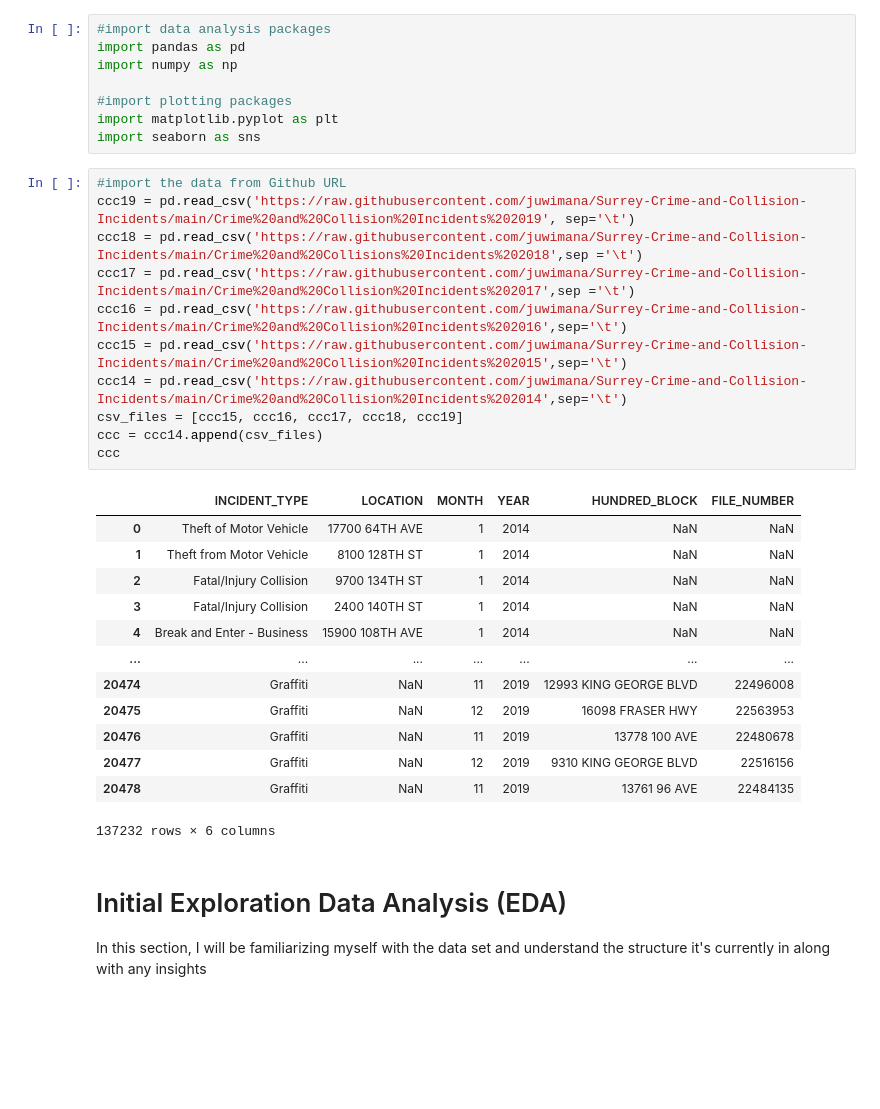
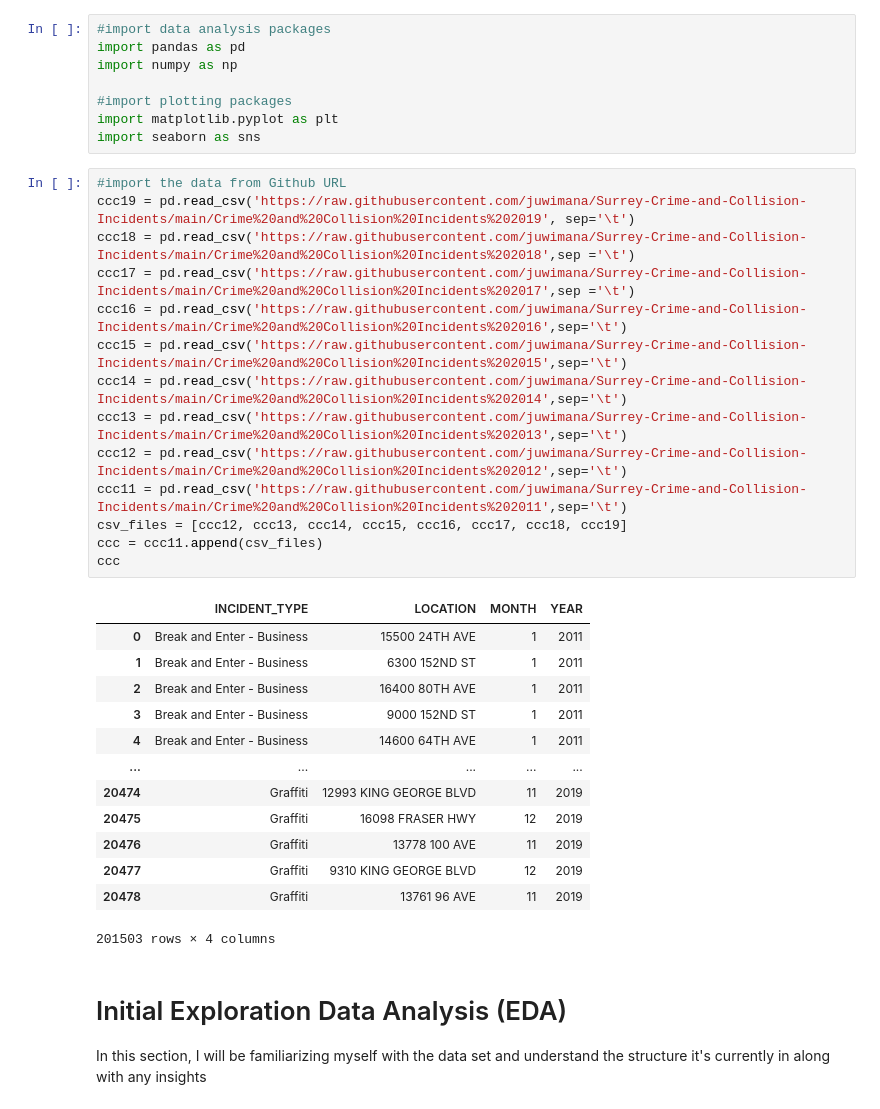
Before and after one commit to juwimana/Surrey-Crime-and-Collision-Incidents, a Jupyter notebook: Surrey_Crime_and_Collision_Incidents.ipynb, the cells around one changed output. Saved outputs shown, nothing was run; the diff lists cells and outputs as text; blank space fills up the shorter version.

```diff
--- a/Surrey_Crime_and_Collision_Incidents.ipynb
+++ b/Surrey_Crime_and_Collision_Incidents.ipynb
@@ -17,28 +17,31 @@ import seaborn as sns
 # %%
 #import the data from Github URL
 ccc19 = pd.read_csv('https://raw.githubusercontent.com/juwimana/Surrey-Crime-and-Collision-Incidents/main/Crime%20and%20Collision%20Incidents%202019', sep='\t')
-ccc18 = pd.read_csv('https://raw.githubusercontent.com/juwimana/Surrey-Crime-and-Collision-Incidents/main/Crime%20and%20Collisions%20Incidents%202018',sep ='\t')
+ccc18 = pd.read_csv('https://raw.githubusercontent.com/juwimana/Surrey-Crime-and-Collision-Incidents/main/Crime%20and%20Collision%20Incidents%202018',sep ='\t')
 ccc17 = pd.read_csv('https://raw.githubusercontent.com/juwimana/Surrey-Crime-and-Collision-Incidents/main/Crime%20and%20Collision%20Incidents%202017',sep ='\t')
 ccc16 = pd.read_csv('https://raw.githubusercontent.com/juwimana/Surrey-Crime-and-Collision-Incidents/main/Crime%20and%20Collision%20Incidents%202016',sep='\t')
 ccc15 = pd.read_csv('https://raw.githubusercontent.com/juwimana/Surrey-Crime-and-Collision-Incidents/main/Crime%20and%20Collision%20Incidents%202015',sep='\t')
 ccc14 = pd.read_csv('https://raw.githubusercontent.com/juwimana/Surrey-Crime-and-Collision-Incidents/main/Crime%20and%20Collision%20Incidents%202014',sep='\t')
-csv_files = [ccc15, ccc16, ccc17, ccc18, ccc19]
-ccc = ccc14.append(csv_files)
+ccc13 = pd.read_csv('https://raw.githubusercontent.com/juwimana/Surrey-Crime-and-Collision-Incidents/main/Crime%20and%20Collision%20Incidents%202013',sep='\t')
+ccc12 = pd.read_csv('https://raw.githubusercontent.com/juwimana/Surrey-Crime-and-Collision-Incidents/main/Crime%20and%20Collision%20Incidents%202012',sep='\t')
+ccc11 = pd.read_csv('https://raw.githubusercontent.com/juwimana/Surrey-Crime-and-Collision-Incidents/main/Crime%20and%20Collision%20Incidents%202011',sep='\t')
+csv_files = [ccc12, ccc13, ccc14, ccc15, ccc16, ccc17, ccc18, ccc19]
+ccc = ccc11.append(csv_files)
 ccc
 # %% [output]
-|  | INCIDENT_TYPE | LOCATION | MONTH | YEAR | HUNDRED_BLOCK | FILE_NUMBER |
-| 0 | Theft of Motor Vehicle | 17700 64TH AVE | 1 | 2014 | NaN | NaN |
-| 1 | Theft from Motor Vehicle | 8100 128TH ST | 1 | 2014 | NaN | NaN |
-| 2 | Fatal/Injury Collision | 9700 134TH ST | 1 | 2014 | NaN | NaN |
-| 3 | Fatal/Injury Collision | 2400 140TH ST | 1 | 2014 | NaN | NaN |
-| 4 | Break and Enter - Business | 15900 108TH AVE | 1 | 2014 | NaN | NaN |
-| ... | ... | ... | ... | ... | ... | ... |
-| 20474 | Graffiti | NaN | 11 | 2019 | 12993 KING GEORGE BLVD | 22496008 |
-| 20475 | Graffiti | NaN | 12 | 2019 | 16098 FRASER HWY | 22563953 |
-| 20476 | Graffiti | NaN | 11 | 2019 | 13778 100 AVE | 22480678 |
-| 20477 | Graffiti | NaN | 12 | 2019 | 9310 KING GEORGE BLVD | 22516156 |
-| 20478 | Graffiti | NaN | 11 | 2019 | 13761 96 AVE | 22484135 |
+|  | INCIDENT_TYPE | LOCATION | MONTH | YEAR |
+| 0 | Break and Enter - Business | 15500 24TH AVE | 1 | 2011 |
+| 1 | Break and Enter - Business | 6300 152ND ST | 1 | 2011 |
+| 2 | Break and Enter - Business | 16400 80TH AVE | 1 | 2011 |
+| 3 | Break and Enter - Business | 9000 152ND ST | 1 | 2011 |
+| 4 | Break and Enter - Business | 14600 64TH AVE | 1 | 2011 |
+| ... | ... | ... | ... | ... |
+| 20474 | Graffiti | 12993 KING GEORGE BLVD | 11 | 2019 |
+| 20475 | Graffiti | 16098 FRASER HWY | 12 | 2019 |
+| 20476 | Graffiti | 13778 100 AVE | 11 | 2019 |
+| 20477 | Graffiti | 9310 KING GEORGE BLVD | 12 | 2019 |
+| 20478 | Graffiti | 13761 96 AVE | 11 | 2019 |
-137232 rows × 6 columns
+201503 rows × 4 columns
 # %% [markdown]
 # Initial Exploration Data Analysis (EDA)
 In this section, I will be familiarizing myself with the data set and understand the structure it's currently in along with any insights
```
Also changed, not shown: parts of 21 cells of this notebook.
